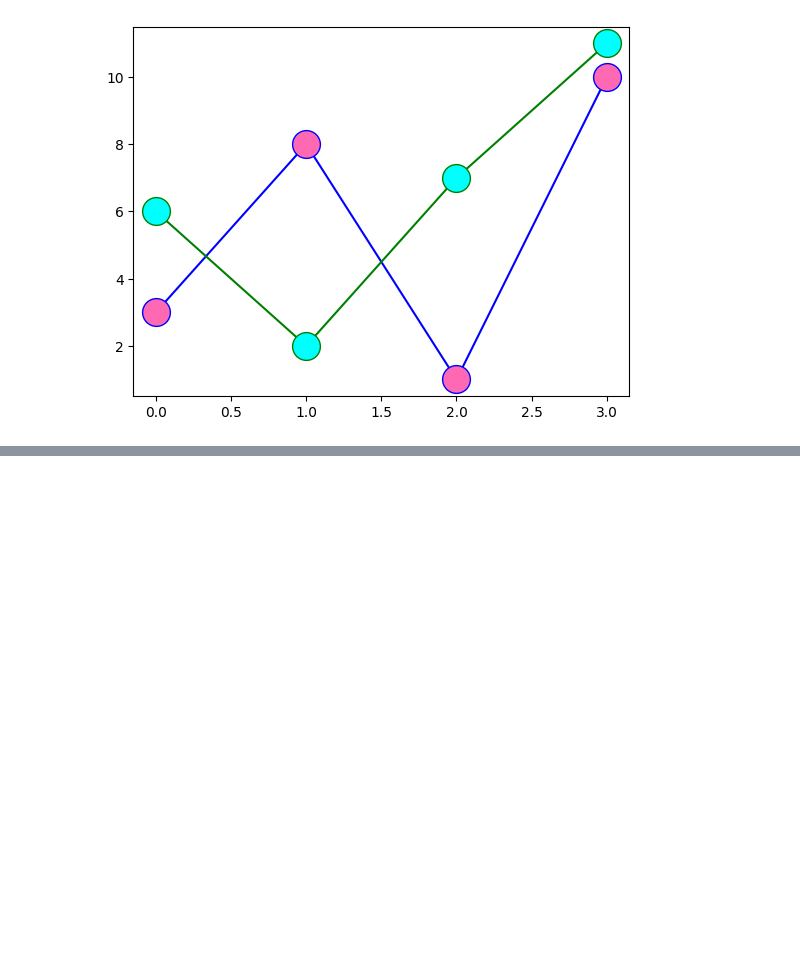
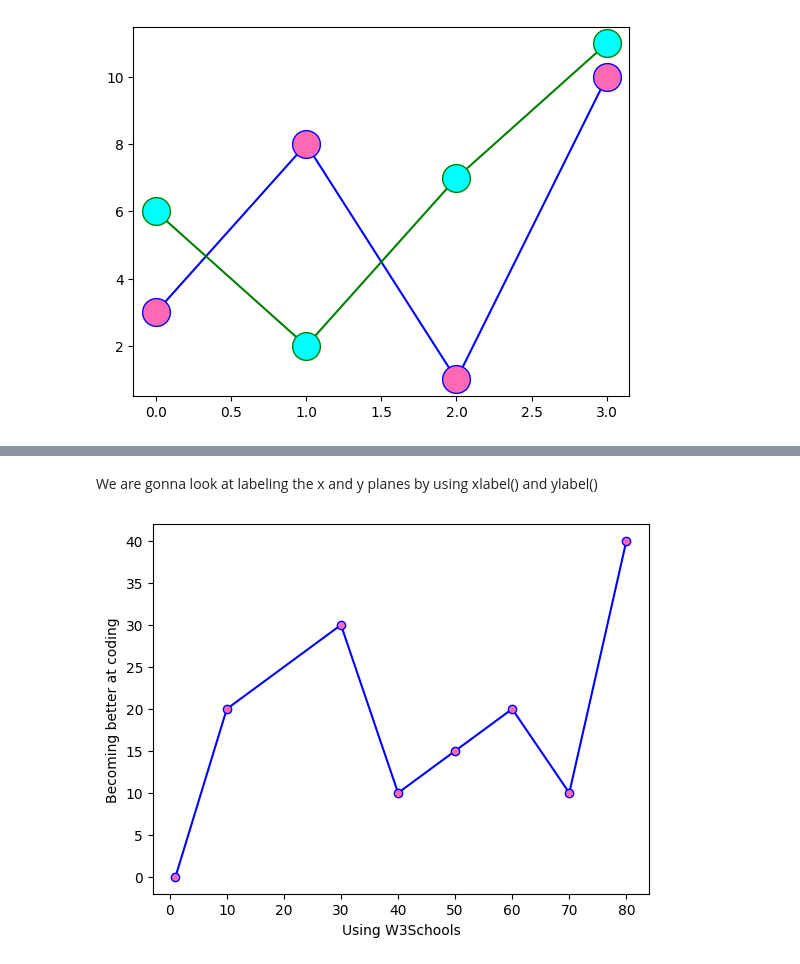
Before and after one commit to AllanAlvarez1/Python-Notebooks, a Jupyter notebook: PythonMathPlot.ipynb, the cells around one changed output, grey strips where cells are left out. Drawn from its saved outputs; the diff is of its cells as text; code cells hidden in the pictures; blank space fills up the shorter version.

```diff
--- a/PythonMathPlot.ipynb
+++ b/PythonMathPlot.ipynb
@@ -234,0 +251,17 @@ plt.show()
+# %% [markdown]
+We are gonna look at labeling the x and y planes by using xlabel() and ylabel()
+# %%
+import matplotlib.pyplot as plt
+import numpy as np
+
+x = np.array([1, 10, 30, 40, 50, 60, 70, 80])
+y = np.array([0, 20, 30, 10, 15, 20, 10, 40])
+
+plt.plot(x,y, marker = 'o', mfc = 'hotpink', color = 'blue')
+
+plt.xlabel("Using W3Schools")
+plt.ylabel("Becoming better at coding")
+
+plt.show()
+# %% [output]
+[figure, added]
```
Also changed, not shown: parts of 15 cells of this notebook.
